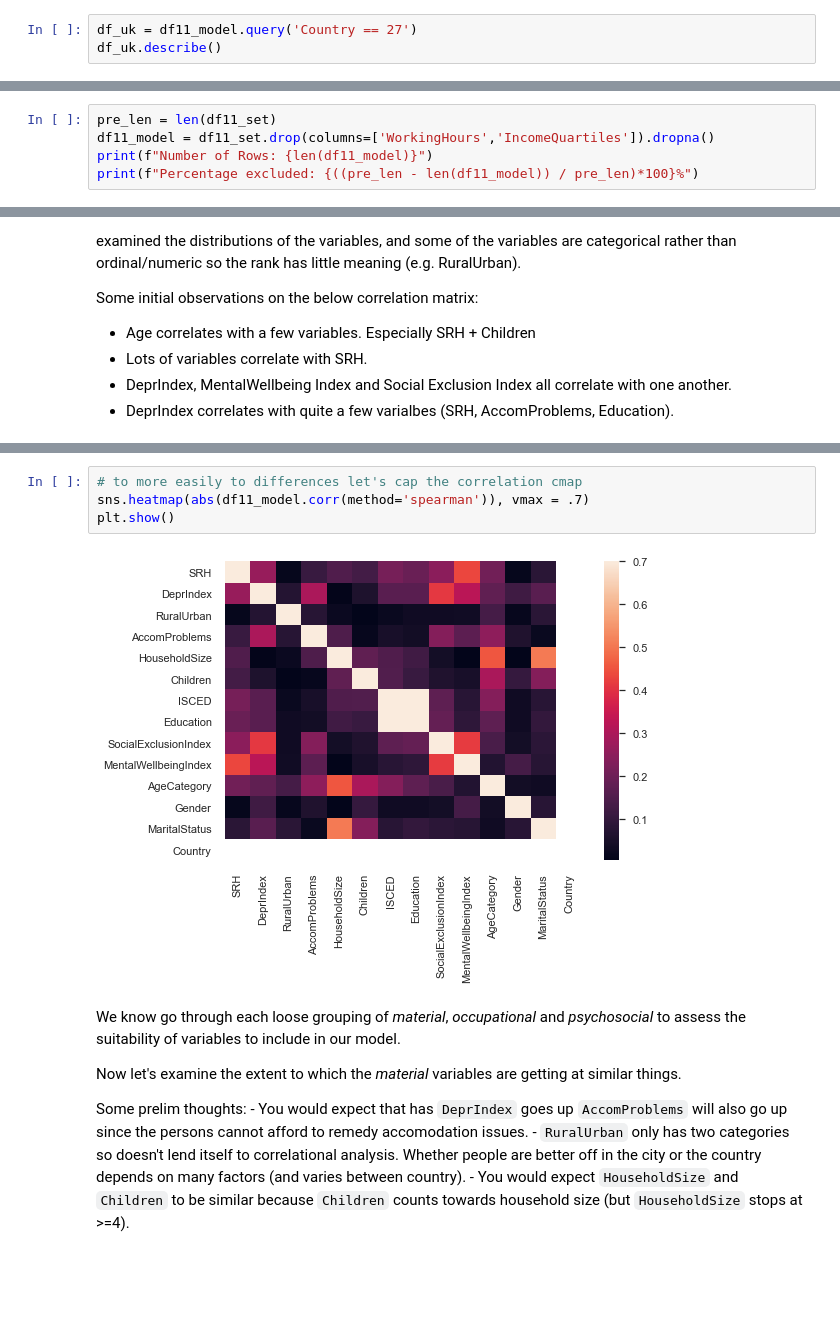
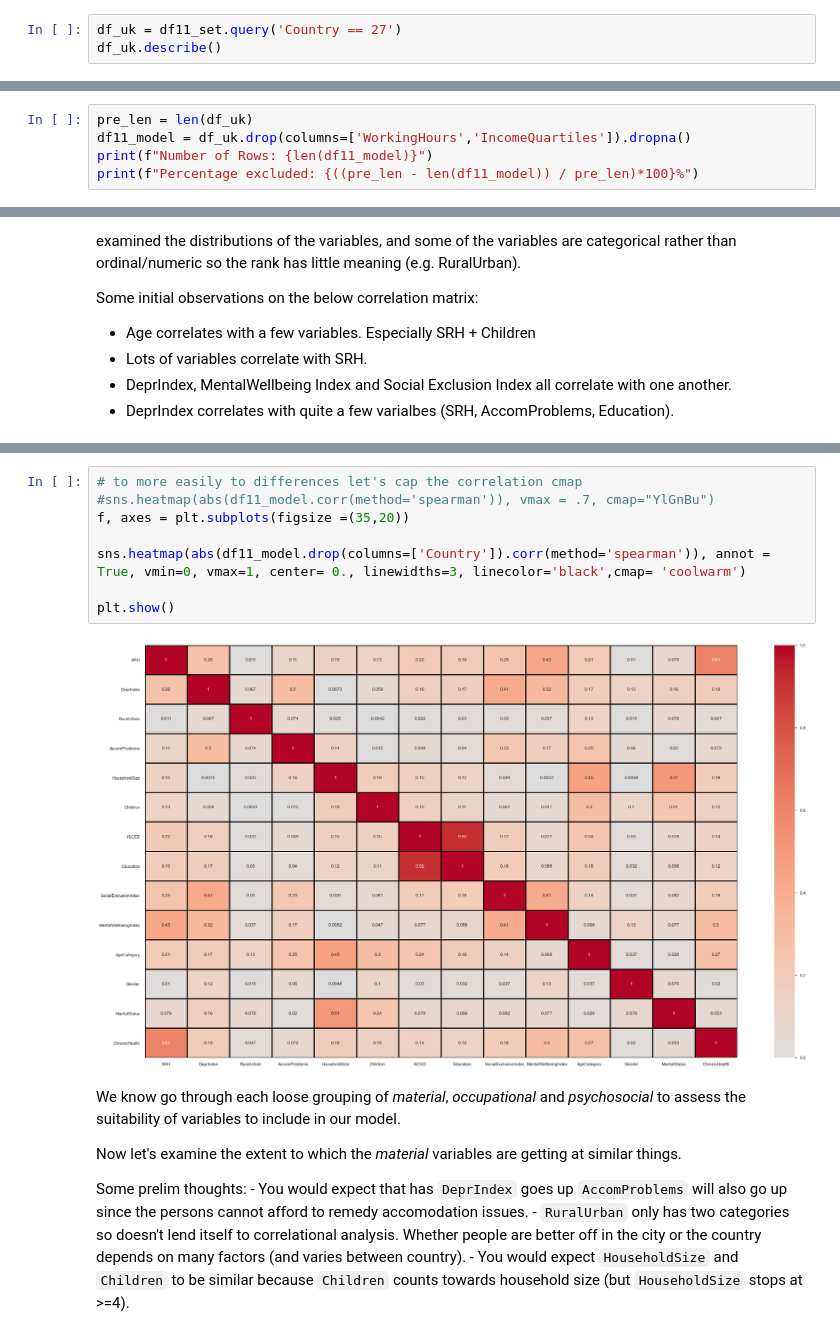
Before and after one commit to alan-turing-institute/rds-course, a Jupyter notebook: coursebook/modules/m3/3.5-DataVisForExploration.ipynb, the cells around one changed output, grey strips where cells are left out. Drawn from its saved outputs; the diff is of its cells as text; blank space fills up the shorter version.

Commit message:
more figures to the data exploration notebook

```diff
--- a/coursebook/modules/m3/3.5-DataVisForExploration.ipynb
+++ b/coursebook/modules/m3/3.5-DataVisForExploration.ipynb
@@ -271,4 +268,4 @@ FOCUS ON THE UK
 # %%
-df_uk = df11_model.query('Country == 27')
+df_uk = df11_set.query('Country == 27')
 df_uk.describe()
 # %% [output]
@@ -379,6 +385,6 @@ There is a low amount of data missing in the other variables, with the highest b
 # %%
-pre_len = len(df11_set)
-df11_model = df11_set.drop(columns=['WorkingHours','IncomeQuartiles']).dropna()
+pre_len = len(df_uk)
+df11_model = df_uk.drop(columns=['WorkingHours','IncomeQuartiles']).dropna()
 print(f"Number of Rows: {len(df11_model)}")
 print(f"Percentage excluded: {((pre_len - len(df11_model)) / pre_len)*100}%")
 # %% [output]
@@ -424,9 +433,13 @@ Some initial observations on the below correlation matrix:
 # %%
 # to more easily to differences let's cap the correlation cmap
-sns.heatmap(abs(df11_model.corr(method='spearman')), vmax = .7)
+#sns.heatmap(abs(df11_model.corr(method='spearman')), vmax = .7, cmap="YlGnBu")
+f, axes = plt.subplots(figsize =(35,20))
+
+sns.heatmap(abs(df11_model.drop(columns=['Country']).corr(method='spearman')), annot = True, vmin=0, vmax=1, center= 0., linewidths=3, linecolor='black',cmap= 'coolwarm')
+
 plt.show()
 # %% [output]
-[figure, old version]
+[figure, new version]
 # %% [markdown]
 We know go through each loose grouping of _material_, _occupational_ and _psychosocial_ to assess the suitability of variables to include in our model.
 
```
Also changed, not shown: parts of 44 cells of this notebook.
